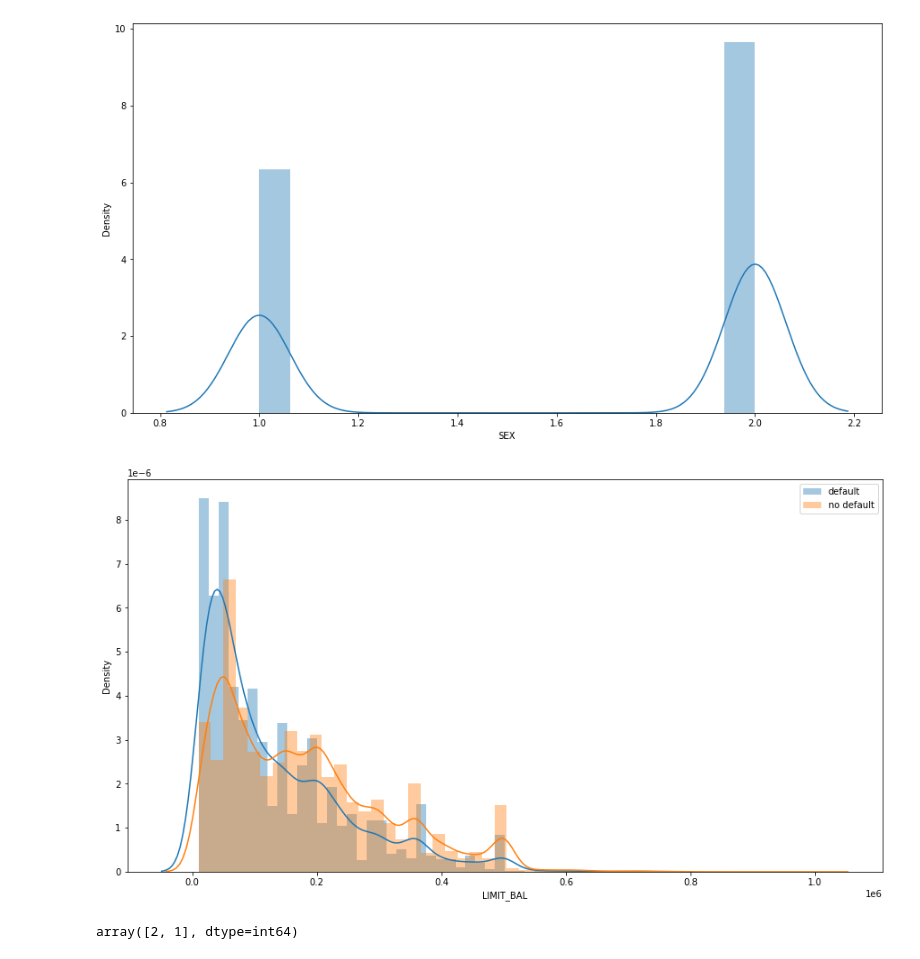
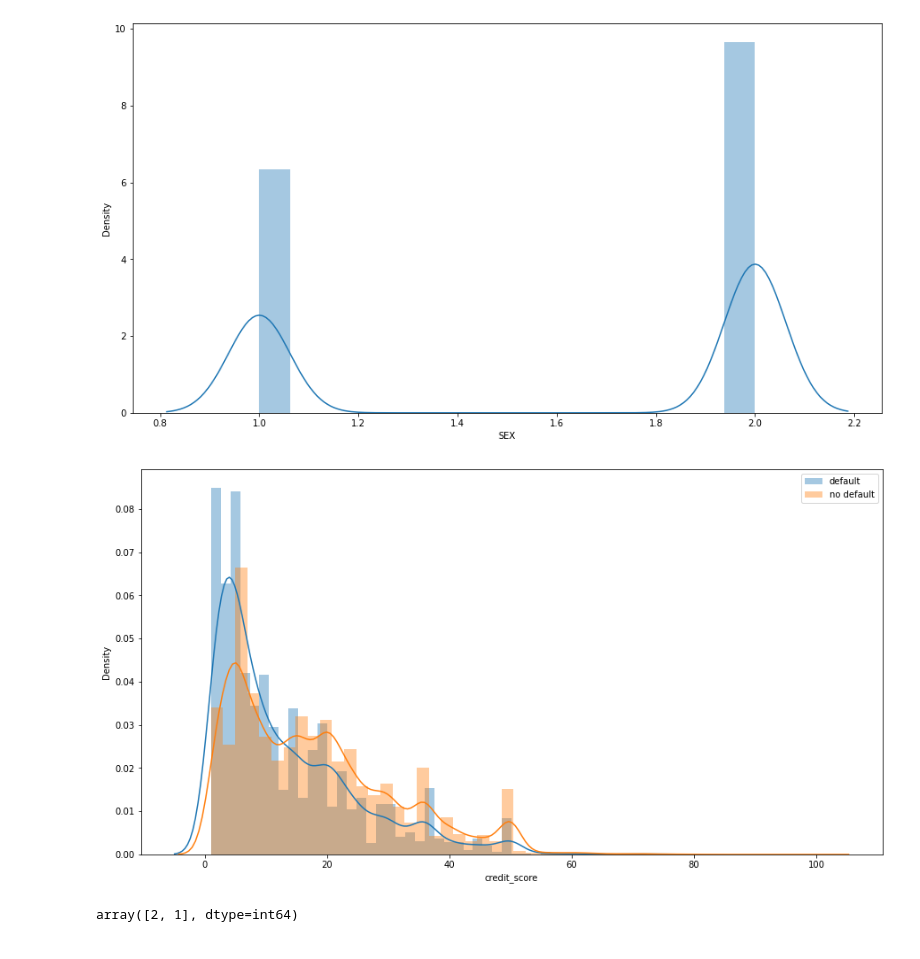
Before and after one commit to parmarsuraj99/MLPR, a Jupyter notebook: project_1/EDA.ipynb, the cells around one changed output. Drawn from its saved outputs; the diff is of its cells as text; code cells hidden in the pictures.

```diff
--- a/project_1/EDA.ipynb
+++ b/project_1/EDA.ipynb
@@ -194,12 +193,12 @@ plt.show()
 [figure]
 # %%
 plt.figure(figsize=(15,8))
-sns.distplot(df[df["default"]==1]["LIMIT_BAL"], label='default')
-sns.distplot(df[df["default"]==0]["LIMIT_BAL"], label='no default')
+sns.distplot(df[df["default"]==1]["credit_score"], label='default')
+sns.distplot(df[df["default"]==0]["credit_score"], label='no default')
 plt.legend()
 plt.show()
 # %% [output]
-[figure, old version]
+[figure, new version]
 # %%
 df["SEX"].unique()
 # %% [output]
```
Also changed, not shown: parts of 25 cells of this notebook.
